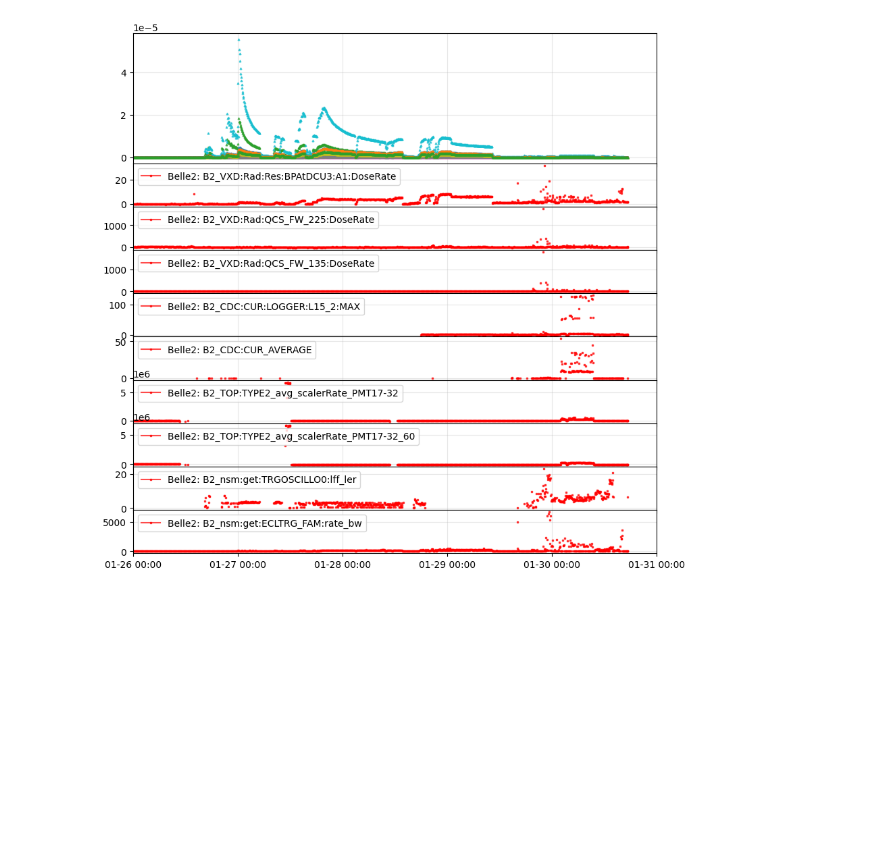
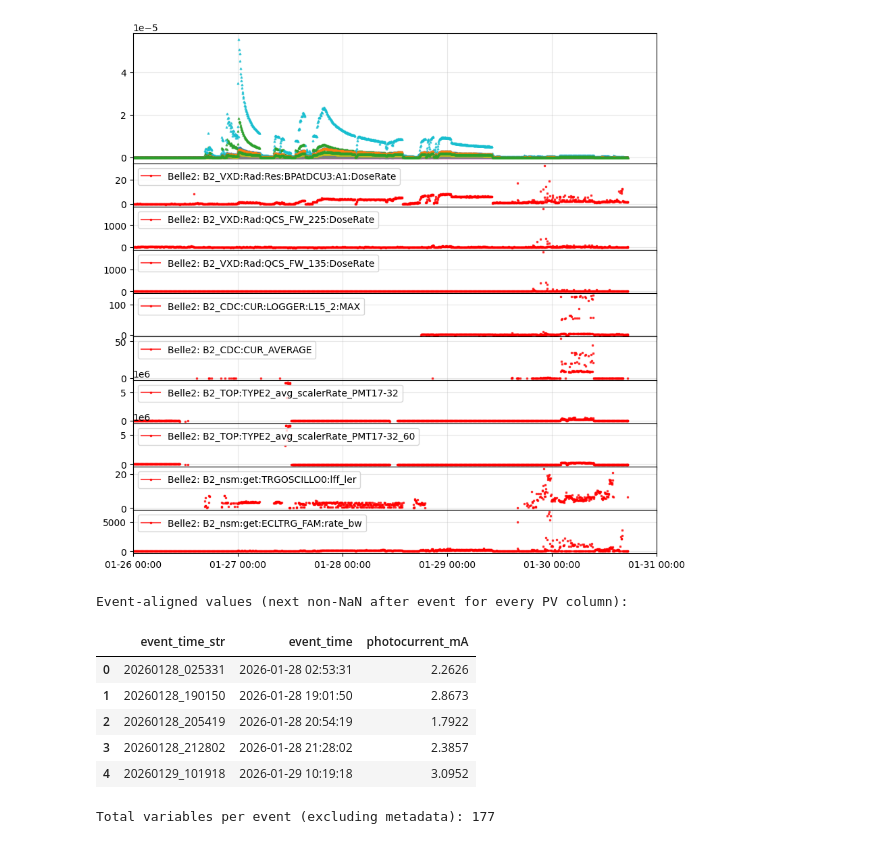
Before and after one commit to xylulu/SBL_code, a Jupyter notebook: multi_plot.ipynb, the cells around one changed output. Cells and saved outputs as stored; diff of their text form; code cells hidden in the pictures; blank space fills up the shorter version.

```diff
--- a/multi_plot.ipynb
+++ b/multi_plot.ipynb
@@ -482,3 +482,66 @@ plt.show()
 [figure]
 Saved acc_group1_14.png and acc_group2_13.png
 [figure]
+# %%
+# Build event-aligned data (next numeric value after event) + photocurrent
+events = [
+    {"time": "20260128_025331", "photocurrent_mA": 2.2626},
+    {"time": "20260128_190150", "photocurrent_mA": 2.8673},
+    {"time": "20260128_205419", "photocurrent_mA": 1.7922},
+    {"time": "20260128_212802", "photocurrent_mA": 2.3857},
+    {"time": "20260129_101918", "photocurrent_mA": 3.0952},
+]
+
+def parse_event_time(time_str):
+    date_str, time_part = time_str.split('_')[0], time_str.split('_')[1]
+    return pd.to_datetime(f"{date_str} {time_part}", format="%Y%m%d %H%M%S")
+
+def next_value_after_event(df, ts, col, prefix):
+    if df is None or df.empty or col not in df.columns:
+        return {f"{prefix}_{col}": np.nan, f"{prefix}_{col}__Timestamp": pd.NaT, f"{prefix}_{col}__time_delta_s": np.nan}
+    df_sorted = df.sort_values('Timestamp').reset_index(drop=True)
+    mask = (df_sorted['Timestamp'] >= ts) & (df_sorted[col].notna())
+    if not mask.any():
+        return {f"{prefix}_{col}": np.nan, f"{prefix}_{col}__Timestamp": pd.NaT, f"{prefix}_{col}__time_delta_s": np.nan}
+    row = df_sorted.loc[mask].iloc[0]
+    return {
+        f"{prefix}_{col}": row[col],
+        f"{prefix}_{col}__Timestamp": row['Timestamp'],
+        f"{prefix}_{col}__time_delta_s": (row['Timestamp'] - ts).total_seconds()
+    }
+
+event_records = []
+for ev in events:
+    event_time = parse_event_time(ev["time"])
+    record = {
+        "event_time": event_time,
+        "event_time_str": ev["time"],
+        "photocurrent_mA": ev["photocurrent_mA"]
+    }
+    # For every numeric column in each file, grab the next available non-NaN value after the event
+    for col in acc1_numeric_cols:
+        record.update(next_value_after_event(acc_df1, event_time, col, "acc1"))
+    for col in acc2_numeric_cols:
+        record.update(next_value_after_event(acc_df2, event_time, col, "acc2"))
+    for col in belle2_numeric_cols:
+        record.update(next_value_after_event(belle2_df, event_time, col, "belle2"))
+    for col in vacuum_numeric_cols:
+        record.update(next_value_after_event(vacuum_df, event_time, col, "vacuum"))
+    event_records.append(record)
+
+event_values_df = pd.DataFrame(event_records)
+event_photocurrent_mA = event_values_df["photocurrent_mA"].values
+event_times = event_values_df["event_time"].values
+
+print("Event-aligned values (next non-NaN after event for every PV column):")
+display(event_values_df[["event_time_str", "event_time", "photocurrent_mA"]])
+print(f"Total variables per event (excluding metadata): {event_values_df.shape[1] - 3}")
+# %% [output]
+Event-aligned values (next non-NaN after event for every PV column):
+|  | event_time_str | event_time | photocurrent_mA |
+| 0 | 20260128_025331 | 2026-01-28 02:53:31 | 2.2626 |
+| 1 | 20260128_190150 | 2026-01-28 19:01:50 | 2.8673 |
+| 2 | 20260128_205419 | 2026-01-28 20:54:19 | 1.7922 |
+| 3 | 20260128_212802 | 2026-01-28 21:28:02 | 2.3857 |
+| 4 | 20260129_101918 | 2026-01-29 10:19:18 | 3.0952 |
+Total variables per event (excluding metadata): 177
```
Also changed, not shown: parts of 4 cells of this notebook, 6 other files.
